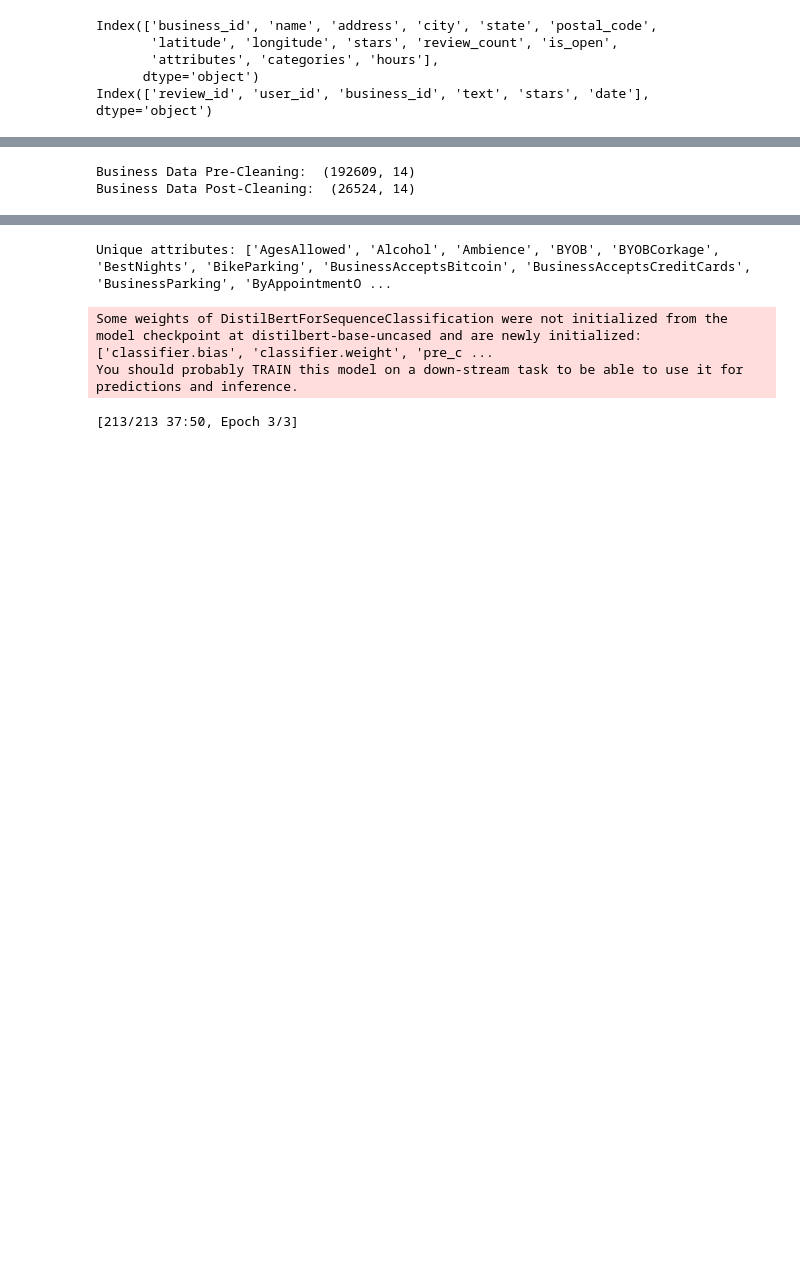
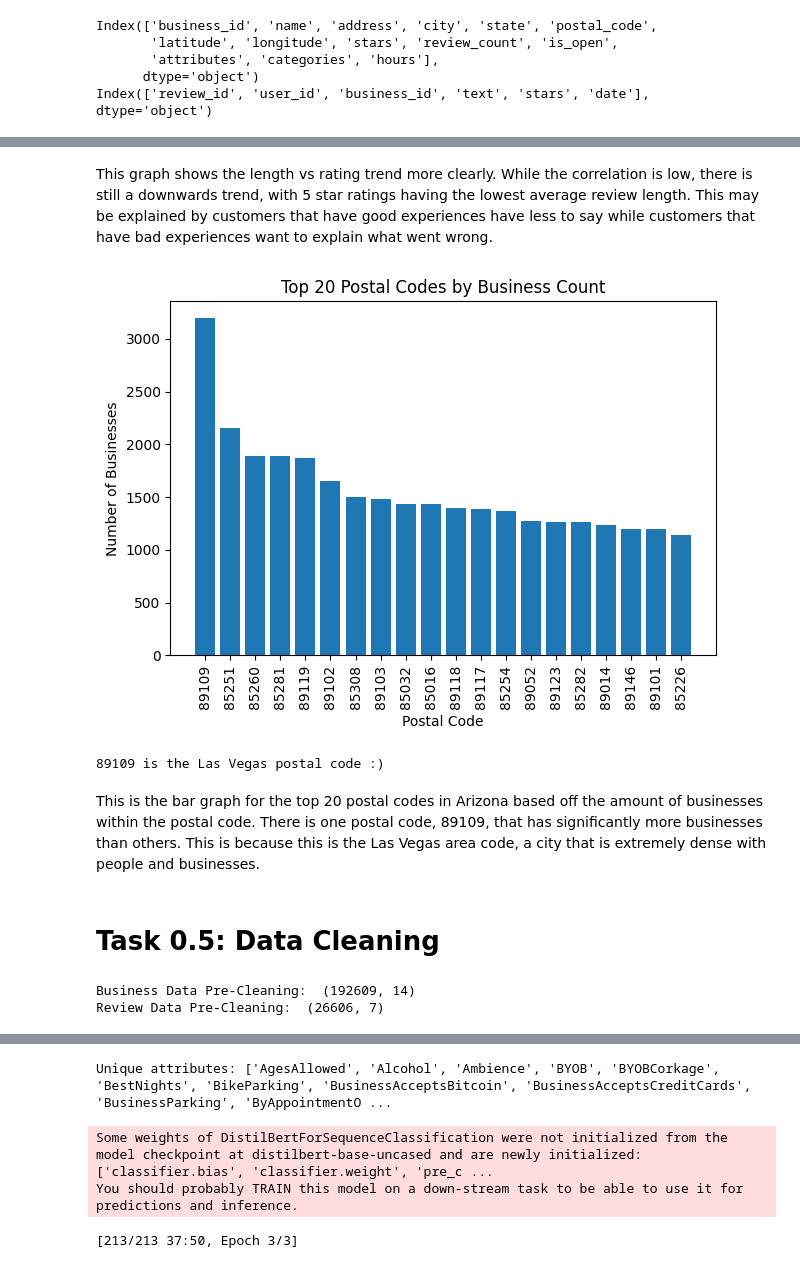
Before and after one commit to Nwbyyy/yelp-data-analysis, a Jupyter notebook: fin.ipynb, the cells around one changed output, grey strips where cells are left out. Saved outputs shown, nothing was run; the diff lists cells and outputs as text; code cells hidden in the pictures; blank space fills up the shorter version.

```diff
--- a/fin.ipynb
+++ b/fin.ipynb
@@ -32,13 +90,37 @@ Index(['review_id', 'user_id', 'business_id', 'text', 'stars', 'date'], dtype='o
+# %% [markdown]
+This graph shows the length vs rating trend more clearly. While the correlation is low, there is still a downwards trend, with 5 star ratings having the lowest average review length. This may be explained by customers that have good experiences have less to say while customers that have bad experiences want to explain what went wrong.
+# %%
+# Get the count of businesses per postal code
+business_counts = bus_df.groupby('postal_code')['business_id'].count().reset_index(name='business_count')
+
+# Take only the top 20 with the most businesses
+top_postal = business_counts.sort_values(by='business_count', ascending=False).head(20)
+
+# Graph the top postal codes
+plt.figure()
+plt.bar(top_postal['postal_code'], top_postal['business_count'])
+plt.xlabel('Postal Code')
+plt.ylabel('Number of Businesses')
+plt.title('Top 20 Postal Codes by Business Count')
+plt.xticks(rotation=90)
+plt.tight_layout()
+plt.show()
+
+# Print a lil fact :)
+print("89109 is the Las Vegas postal code :)")
+# %% [output]
+[figure, added]
+89109 is the Las Vegas postal code :)
+# %% [markdown]
+This is the bar graph for the top 20 postal codes in Arizona based off the amount of businesses within the postal code. There is one postal code, 89109, that has significantly more businesses than others. This is because this is the Las Vegas area code, a city that is extremely dense with people and businesses.
+# %% [markdown]
+# Task 0.5: Data Cleaning
+# %%
+print("Business Data Pre-Cleaning: ", bus_df.shape)
+print("Review Data Pre-Cleaning: ", review_df.shape)
+# %% [output]
+Business Data Pre-Cleaning:  (192609, 14)
+Review Data Pre-Cleaning:  (26606, 7)
 # %%
 # Clean the business data to the required specifications
-print("Business Data Pre-Cleaning: ", bus_df.shape)
-
-clean_bus_df = bus_df[
-    (bus_df['review_count'] > 50) &
-    (bus_df['attributes'].size > 3)
-]
-
-print("Business Data Post-Cleaning: ", clean_bus_df.shape)
+clean_bus_df = bus_df[(bus_df['review_count'] > 50) & (bus_df['attributes'].size > 3)]
-# %% [output]
-Business Data Pre-Cleaning:  (192609, 14)
-Business Data Post-Cleaning:  (26524, 14)
```
Also changed, not shown: parts of 16 cells of this notebook.
